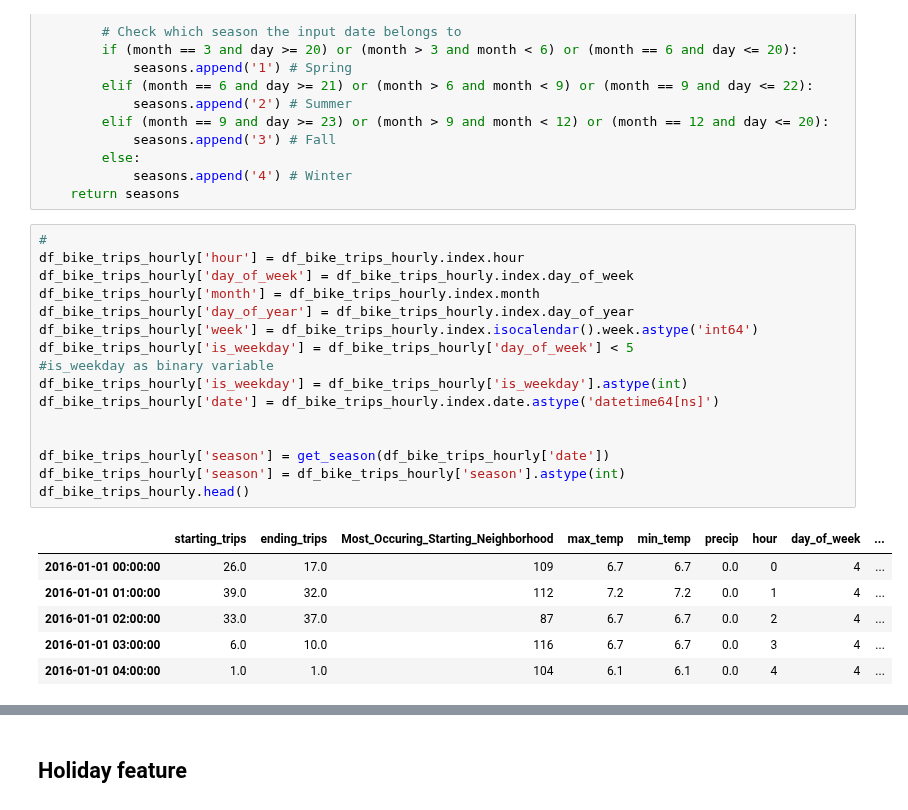
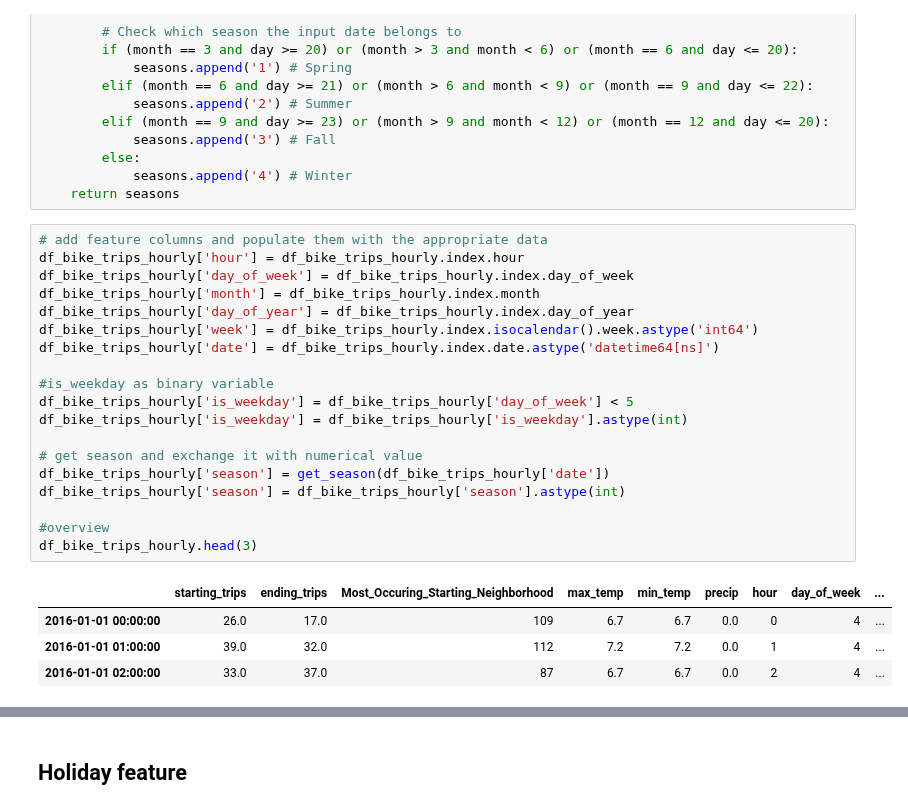
Before and after one commit to Jerematix/dataflow, a Jupyter notebook: notebooks/predictive_analytics/Feature Engineering.ipynb, the cells around one changed output, grey strips where cells are left out. Drawn from its saved outputs; the diff is of its cells as text.

```diff
--- a/notebooks/predictive_analytics/Feature Engineering.ipynb
+++ b/notebooks/predictive_analytics/Feature Engineering.ipynb
@@ -273,25 +199,26 @@ def get_season(dates):
             seasons.append('4') # Winter
     return seasons
 # %%
-#
+# add feature columns and populate them with the appropriate data
 df_bike_trips_hourly['hour'] = df_bike_trips_hourly.index.hour
 df_bike_trips_hourly['day_of_week'] = df_bike_trips_hourly.index.day_of_week
 df_bike_trips_hourly['month'] = df_bike_trips_hourly.index.month
 df_bike_trips_hourly['day_of_year'] = df_bike_trips_hourly.index.day_of_year
 df_bike_trips_hourly['week'] = df_bike_trips_hourly.index.isocalendar().week.astype('int64')
-df_bike_trips_hourly['is_weekday'] = df_bike_trips_hourly['day_of_week'] < 5
-#is_weekday as binary variable
-df_bike_trips_hourly['is_weekday'] = df_bike_trips_hourly['is_weekday'].astype(int)
 df_bike_trips_hourly['date'] = df_bike_trips_hourly.index.date.astype('datetime64[ns]')
 
+#is_weekday as binary variable
+df_bike_trips_hourly['is_weekday'] = df_bike_trips_hourly['day_of_week'] < 5
+df_bike_trips_hourly['is_weekday'] = df_bike_trips_hourly['is_weekday'].astype(int)
 
+# get season and exchange it with numerical value
 df_bike_trips_hourly['season'] = get_season(df_bike_trips_hourly['date'])
 df_bike_trips_hourly['season'] = df_bike_trips_hourly['season'].astype(int)
-df_bike_trips_hourly.head()
+
+#overview
+df_bike_trips_hourly.head(3)
 # %% [output]
 |  | starting_trips | ending_trips | Most_Occuring_Starting_Neighborhood | max_temp | min_temp | precip | hour | day_of_week | ... |
 | 2016-01-01 00:00:00 | 26.0 | 17.0 | 109 | 6.7 | 6.7 | 0.0 | 0 | 4 | ... |
 | 2016-01-01 01:00:00 | 39.0 | 32.0 | 112 | 7.2 | 7.2 | 0.0 | 1 | 4 | ... |
 | 2016-01-01 02:00:00 | 33.0 | 37.0 | 87 | 6.7 | 6.7 | 0.0 | 2 | 4 | ... |
-| 2016-01-01 03:00:00 | 6.0 | 10.0 | 116 | 6.7 | 6.7 | 0.0 | 3 | 4 | ... |
-| 2016-01-01 04:00:00 | 1.0 | 1.0 | 104 | 6.1 | 6.1 | 0.0 | 4 | 4 | ... |
```
Also changed, not shown: parts of 52 cells of this notebook, 1 other file.
